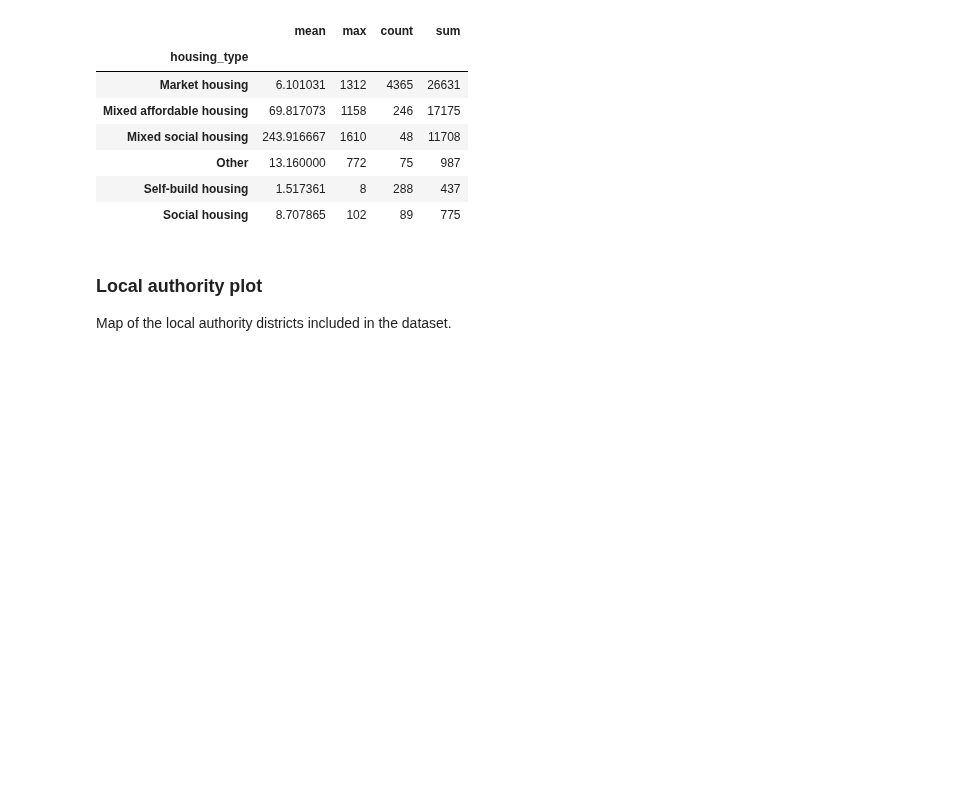
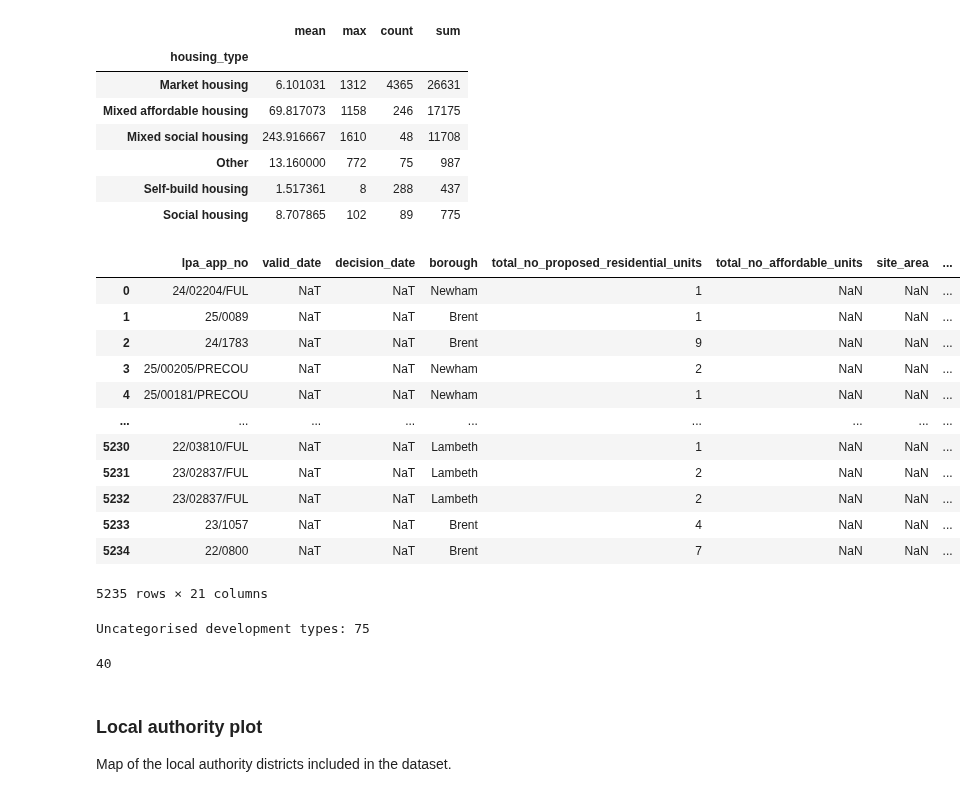
Before and after one commit to Bea-Taylor/nimby_nlp, a Jupyter notebook: notebooks/1_0_1_summary_analysis.ipynb, the cells around one changed output. Saved outputs shown, nothing was run; the diff lists cells and outputs as text; code cells hidden in the pictures; blank space fills up the shorter version.

```diff
--- a/notebooks/1_0_1_summary_analysis.ipynb
+++ b/notebooks/1_0_1_summary_analysis.ipynb
@@ -203,6 +203,32 @@ application_df.groupby('housing_type')['total_no_proposed_residential_units'].ag
 | Other | 13.160000 | 772 | 75 | 987 |
 | Self-build housing | 1.517361 | 8 | 288 | 437 |
 | Social housing | 8.707865 | 102 | 89 | 775 |
+# %%
+application_df
+# %% [output]
+|  | lpa_app_no | valid_date | decision_date | borough | total_no_proposed_residential_units | total_no_affordable_units | site_area | ... |
+| 0 | 24/02204/FUL | NaT | NaT | Newham | 1 | NaN | NaN | ... |
+| 1 | 25/0089 | NaT | NaT | Brent | 1 | NaN | NaN | ... |
+| 2 | 24/1783 | NaT | NaT | Brent | 9 | NaN | NaN | ... |
+| 3 | 25/00205/PRECOU | NaT | NaT | Newham | 2 | NaN | NaN | ... |
+| 4 | 25/00181/PRECOU | NaT | NaT | Newham | 1 | NaN | NaN | ... |
+| ... | ... | ... | ... | ... | ... | ... | ... | ... |
+| 5230 | 22/03810/FUL | NaT | NaT | Lambeth | 1 | NaN | NaN | ... |
+| 5231 | 23/02837/FUL | NaT | NaT | Lambeth | 2 | NaN | NaN | ... |
+| 5232 | 23/02837/FUL | NaT | NaT | Lambeth | 2 | NaN | NaN | ... |
+| 5233 | 23/1057 | NaT | NaT | Brent | 4 | NaN | NaN | ... |
+| 5234 | 22/0800 | NaT | NaT | Brent | 7 | NaN | NaN | ... |
+5235 rows × 21 columns
+# %%
+print(f'Uncategorised development types: {len(application_df[application_df["housing_type"] == "Other"])}')
+
+conversion = {'change of use', 'conversion'}
+
+# regex to check if 'change of use' or 'conversion' is in the description of the application for hosuing_type='Other'
+application_df[application_df['housing_type'] == 'Other']['description'].str.contains('change of use|conversion|extension', case=False, na=False).sum()
+# %% [output]
+Uncategorised development types: 75
+40
 # %% [markdown]
 ### Local authority plot
 
```
Also changed, not shown: parts of 5 cells of this notebook, 27 other files.
